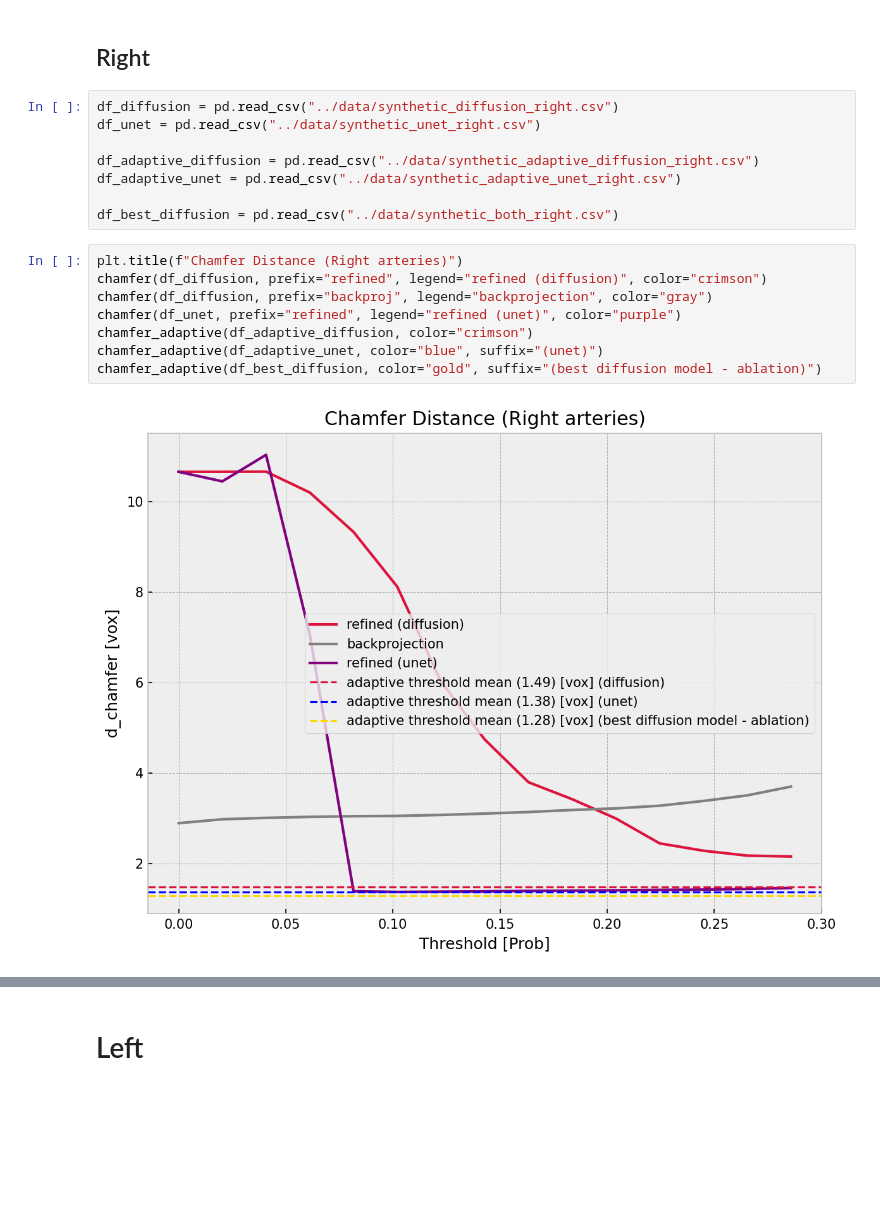
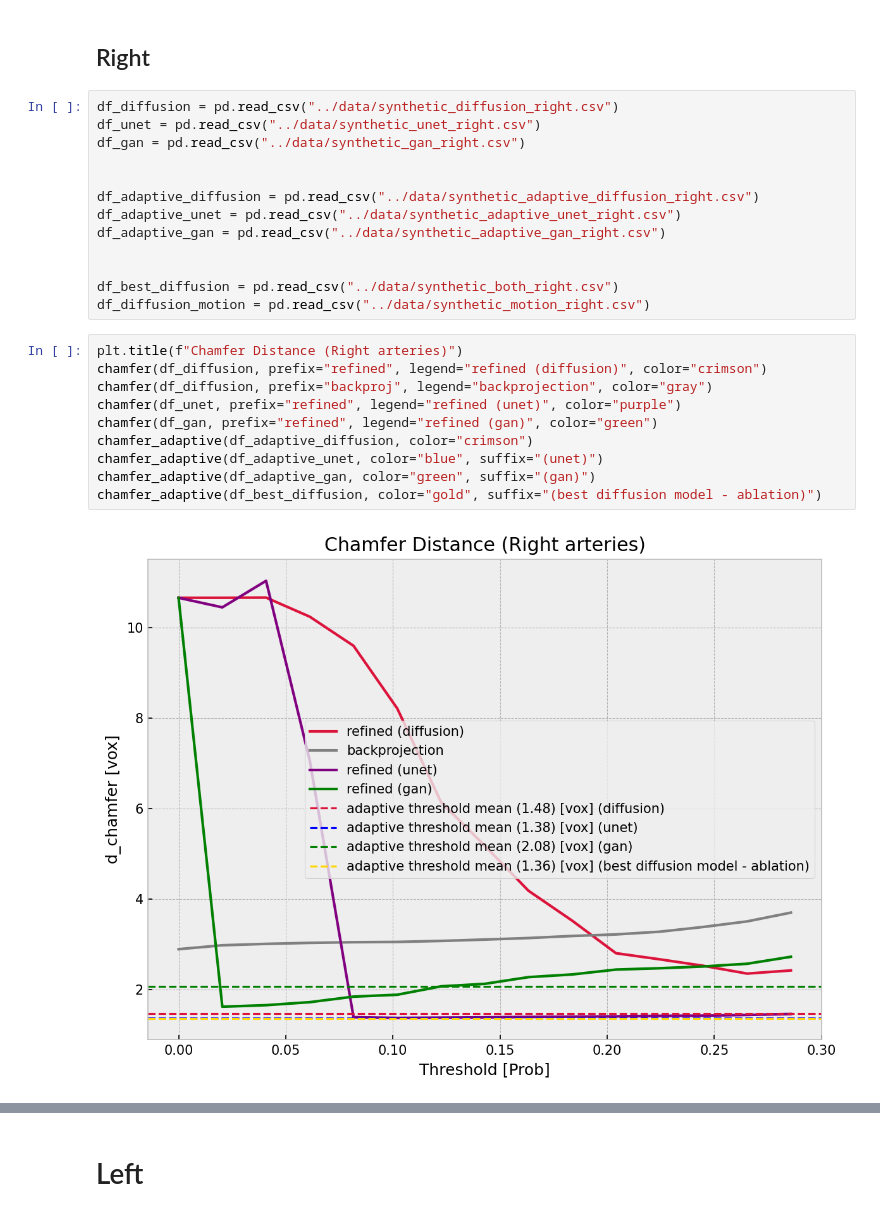
Before and after one commit to cvlab-ai/xra-diff, a Jupyter notebook: notebooks/synthetic_results.ipynb, the cells around one changed output, grey strips where cells are left out. Drawn from its saved outputs; the diff is of its cells as text; blank space fills up the shorter version.

```diff
--- a/notebooks/synthetic_results.ipynb
+++ b/notebooks/synthetic_results.ipynb
@@ -177,21 +177,28 @@ def ci_pretty(df, col):
 # %%
 df_diffusion = pd.read_csv("../data/synthetic_diffusion_right.csv")
 df_unet = pd.read_csv("../data/synthetic_unet_right.csv")
+df_gan = pd.read_csv("../data/synthetic_gan_right.csv")
+
 
 df_adaptive_diffusion = pd.read_csv("../data/synthetic_adaptive_diffusion_right.csv")
 df_adaptive_unet = pd.read_csv("../data/synthetic_adaptive_unet_right.csv")
+df_adaptive_gan = pd.read_csv("../data/synthetic_adaptive_gan_right.csv")
+
 
 df_best_diffusion = pd.read_csv("../data/synthetic_both_right.csv")
+df_diffusion_motion = pd.read_csv("../data/synthetic_motion_right.csv")
 # %%
 plt.title(f"Chamfer Distance (Right arteries)")
 chamfer(df_diffusion, prefix="refined", legend="refined (diffusion)", color="crimson")
 chamfer(df_diffusion, prefix="backproj", legend="backprojection", color="gray")
 chamfer(df_unet, prefix="refined", legend="refined (unet)", color="purple")
+chamfer(df_gan, prefix="refined", legend="refined (gan)", color="green")
 chamfer_adaptive(df_adaptive_diffusion, color="crimson")
 chamfer_adaptive(df_adaptive_unet, color="blue", suffix="(unet)")
+chamfer_adaptive(df_adaptive_gan, color="green", suffix="(gan)")
 chamfer_adaptive(df_best_diffusion, color="gold", suffix="(best diffusion model - ablation)")
 # %% [output]
-[figure, old version]
+[figure, new version]
 # %%
 dice3d(df_diffusion, prefix="refined", legend="refined (diffusion)", color="crimson")
 dice3d(df_diffusion, prefix="backproj", legend="backprojection", color="gray")
```
Also changed, not shown: parts of 14 cells of this notebook, 5 other files.
